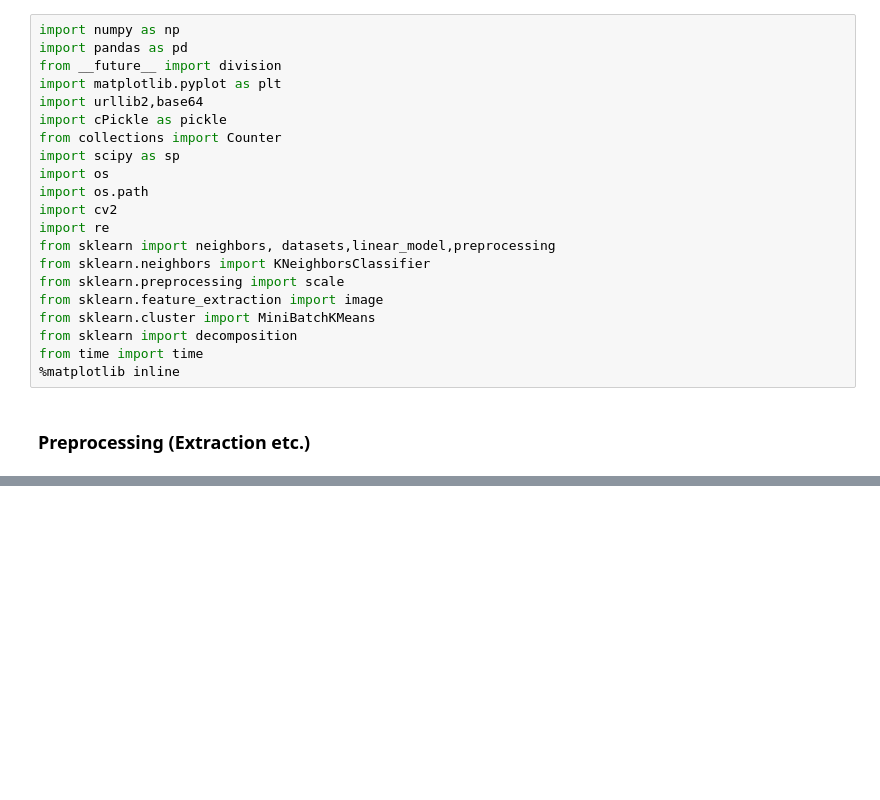
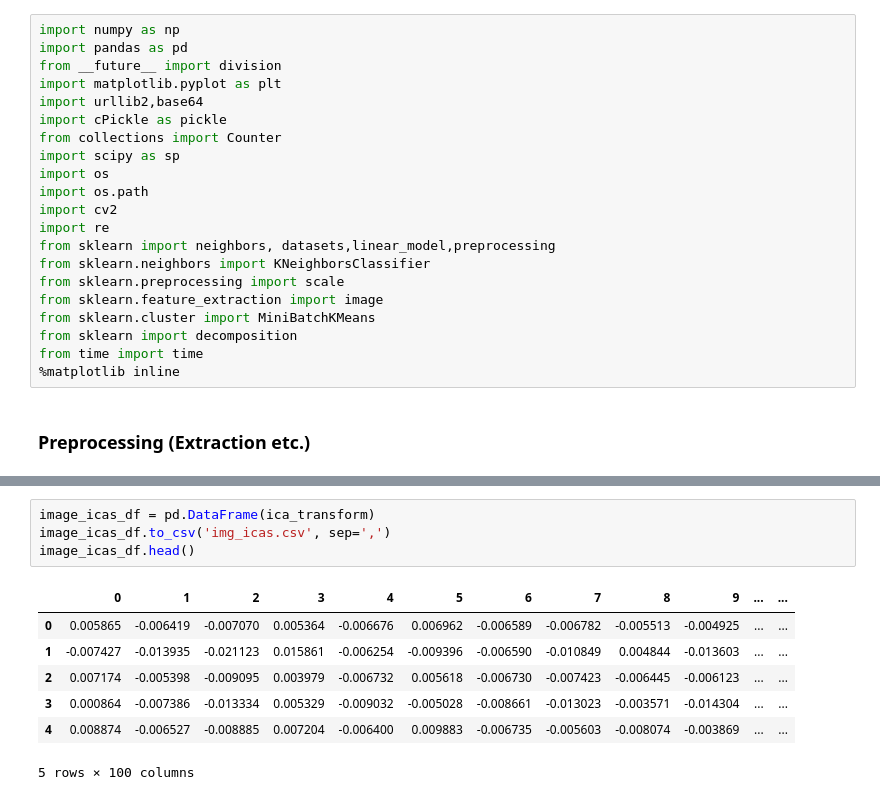
Before and after one commit to ShawnHouCHN/Cognitive-Modelling-E17, a Jupyter notebook: Project/Facial Expression Recognition Challenge.ipynb, the cells around one changed output, grey strips where cells are left out. Cells and saved outputs as stored; diff of their text form; blank space fills up the shorter version.

```diff
--- a/Project/Facial Expression Recognition Challenge.ipynb
+++ b/Project/Facial Expression Recognition Challenge.ipynb
@@ -105,3 +119,15 @@ First 30 principle components given by PCA : [[-0.00080674 -0.00072007 -0.000736
+# %%
+image_icas_df = pd.DataFrame(ica_transform)
+image_icas_df.to_csv('img_icas.csv', sep=',')
+image_icas_df.head()
+# %% [output]
+|  | 0 | 1 | 2 | 3 | 4 | 5 | 6 | 7 | 8 | 9 | ... | ... |
+| 0 | 0.005865 | -0.006419 | -0.007070 | 0.005364 | -0.006676 | 0.006962 | -0.006589 | -0.006782 | -0.005513 | -0.004925 | ... | ... |
+| 1 | -0.007427 | -0.013935 | -0.021123 | 0.015861 | -0.006254 | -0.009396 | -0.006590 | -0.010849 | 0.004844 | -0.013603 | ... | ... |
+| 2 | 0.007174 | -0.005398 | -0.009095 | 0.003979 | -0.006732 | 0.005618 | -0.006730 | -0.007423 | -0.006445 | -0.006123 | ... | ... |
+| 3 | 0.000864 | -0.007386 | -0.013334 | 0.005329 | -0.009032 | -0.005028 | -0.008661 | -0.013023 | -0.003571 | -0.014304 | ... | ... |
+| 4 | 0.008874 | -0.006527 | -0.008885 | 0.007204 | -0.006400 | 0.009883 | -0.006735 | -0.005603 | -0.008074 | -0.003869 | ... | ... |
+5 rows × 100 columns
 # %%
 fig = plt.figure()
 fig.set_size_inches(18.5, 10.5, forward=True)
```
Also changed, not shown: parts of 6 cells of this notebook, 3 other files.
